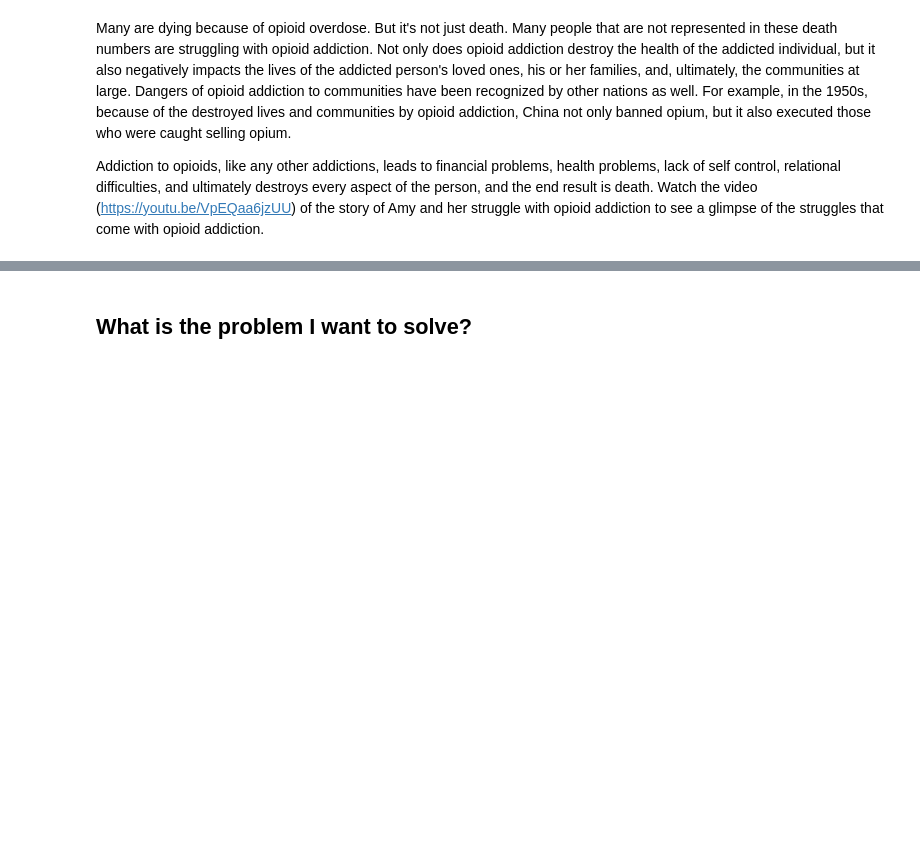
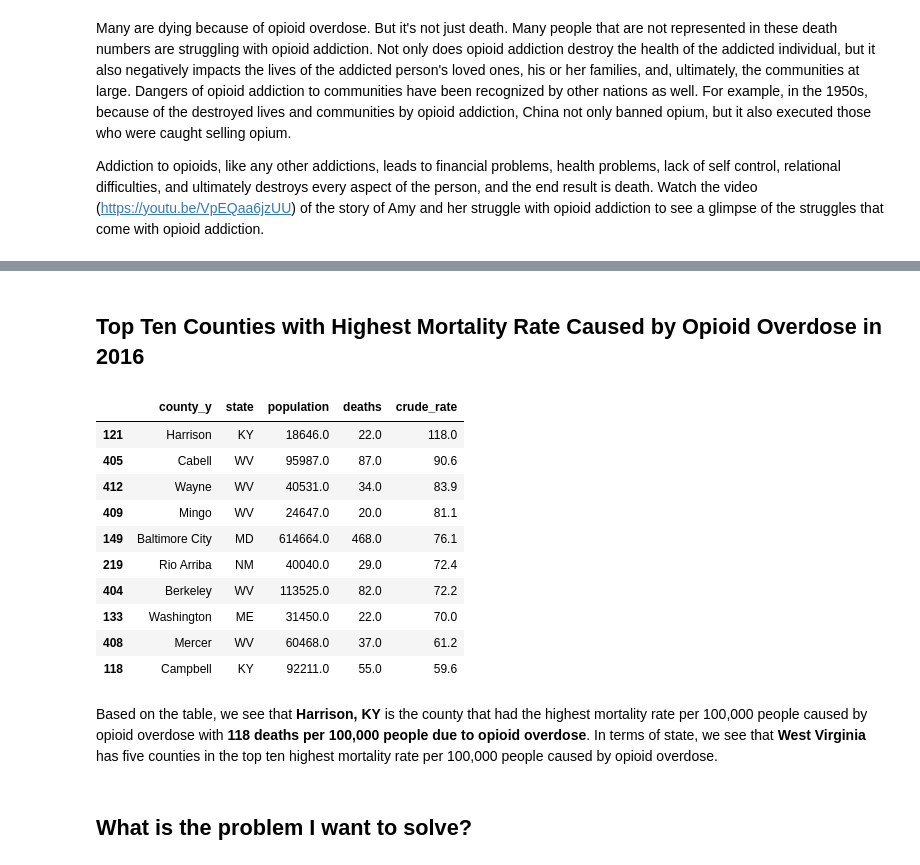
Before and after one commit to danielhanbitlee/Springboard, a Jupyter notebook: capstone_project/data_storytelling.ipynb, the cells around one changed output, grey strips where cells are left out. Cells and saved outputs as stored; diff of their text form; code cells hidden in the pictures; blank space fills up the shorter version.

```diff
--- a/capstone_project/data_storytelling.ipynb
+++ b/capstone_project/data_storytelling.ipynb
@@ -49,6 +49,30 @@ Addiction to opioids, like any other addictions, leads to financial problems, he
 <iframe width="560" height="315" src="https://www.youtube.com/embed/VpEQaa6jzUU?rel=0&amp;controls=0&amp;showinfo=0" frameborder="0" allowfullscreen></iframe></center>
 # %% [output]
 [interactive output not drawn]
+# %% [markdown]
+## Top Ten Counties with Highest Mortality Rate Caused by Opioid Overdose in 2016
+# %%
+# read in the data
+merged_data = pd.read_csv('merged_data.csv')
+
+# obtain the location of columns I want to select - ['county_y', 'state', 'population', 'deaths', 'crude_rate']
+wanted_columns = [merged_data.columns.get_loc(column_label) for column_label in ['county_y', 'state', 'population', 'deaths', 'crude_rate']]
+# ten counties with highest crude_rate
+merged_data.sort_values('crude_rate', ascending = False).iloc[:10, wanted_columns]
+# %% [output]
+|  | county_y | state | population | deaths | crude_rate |
+| 121 | Harrison | KY | 18646.0 | 22.0 | 118.0 |
+| 405 | Cabell | WV | 95987.0 | 87.0 | 90.6 |
+| 412 | Wayne | WV | 40531.0 | 34.0 | 83.9 |
+| 409 | Mingo | WV | 24647.0 | 20.0 | 81.1 |
+| 149 | Baltimore City | MD | 614664.0 | 468.0 | 76.1 |
+| 219 | Rio Arriba | NM | 40040.0 | 29.0 | 72.4 |
+| 404 | Berkeley | WV | 113525.0 | 82.0 | 72.2 |
+| 133 | Washington | ME | 31450.0 | 22.0 | 70.0 |
+| 408 | Mercer | WV | 60468.0 | 37.0 | 61.2 |
+| 118 | Campbell | KY | 92211.0 | 55.0 | 59.6 |
+# %% [markdown]
+Based on the table, we see that **Harrison, KY** is the county that had the highest mortality rate per 100,000 people caused by opioid overdose with **118 deaths per 100,000 people due to opioid overdose**. In terms of state, we see that **West Virginia** has five counties in the top ten highest mortality rate per 100,000 people caused by opioid overdose.
 # %% [markdown]
 ## What is the problem I want to solve?
 # %% [markdown]
```
Also changed, not shown: parts of 2 cells of this notebook.
